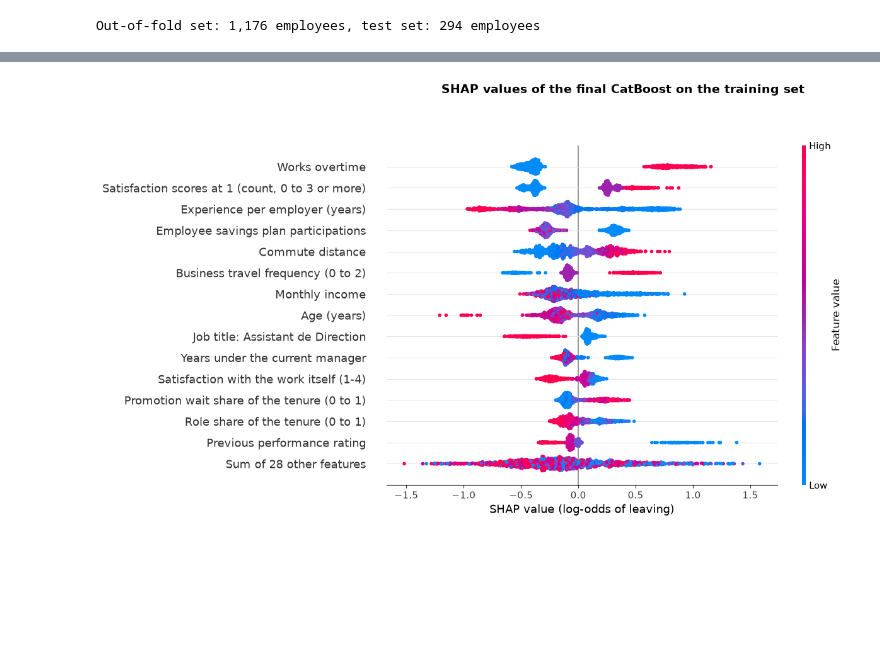
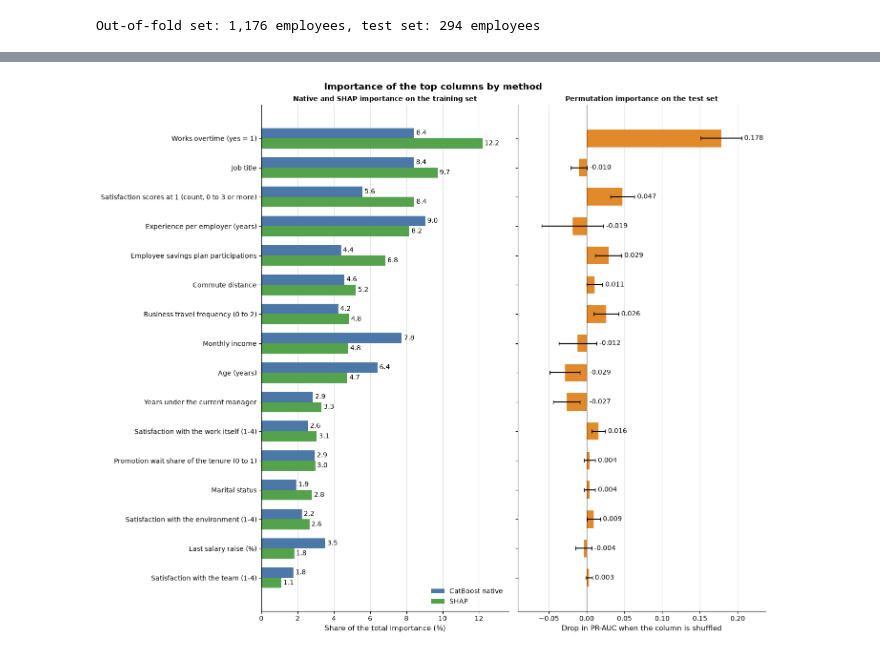
Before and after one commit to dapitch666/oc-p04-hr-attrition-classification, a Jupyter notebook: notebooks/02_modeling.ipynb, the cells around one changed output, grey strips where cells are left out. Drawn from its saved outputs; the diff is of its cells as text; code cells hidden in the pictures; blank space fills up the shorter version.

Commit message:
Revise the modeling notebook after review.

```diff
--- a/notebooks/02_modeling.ipynb
+++ b/notebooks/02_modeling.ipynb
@@ -511,7 +511,7 @@ The hierarchical level reaches 0.95 with the monthly income, while income and to
 
 We remove the hierarchical level, since income is finer and a lever HR can act on, and keep the income and the experience.
 # %%
-DROPS["niveau_hierarchique_poste"] = "Same seniority as income (0.95)"
+DROPS["niveau_hierarchique_poste"] = "Highly correlated with monthly income (0.95)"
 # %% [markdown]
 ### Time in the company
 
@@ -578,5 +578,5 @@ We remove the department, since it follows from the job title.
 # %%
-DROPS["departement"] = "Follows from the job title"
+DROPS["departement"] = "Largely redundant with the job title"
 # %% [markdown]
 ## 4. Inputs X and y
 
@@ -901,11 +901,11 @@ for ax, (name, set_name) in zip(axes, panels):
         )
     ax.axvline(0.5, color="black", linestyle="--", linewidth=1, label="Threshold 0.5")
     ax.set_title(f"{name}, {set_name.lower()}", fontsize=10)
-    ax.set_xlabel("Predicted probability of leaving")
+    ax.set_xlabel("Predicted risk score")
     ax.set_ylabel("Density of employees")
 fig.legend(*axes[0].get_legend_handles_labels(), loc="outside right center")
 fig.suptitle(
-    "Predicted probabilities by actual status",
+    "Predicted risk scores by actual status",
     fontsize=14,
     fontweight="bold",
 )
@@ -1856,14 +1861,84 @@ We draw the beeswarm plot of the SHAP values.
 # %%
-shap.plots.beeswarm(shap_values, max_display=15, show=False, plot_size=(10, 7))
-fig = plt.gcf()
-fig.axes[0].set_xlabel("SHAP value (log-odds of leaving)")
+importance_shares = pd.DataFrame(
+    {"CatBoost native": native_importance, "SHAP": shap_importance}
+)
+importance_shares = importance_shares / importance_shares.sum() * 100
+top_columns = set().union(
+    importance_shares["CatBoost native"].nlargest(10).index,
+    importance_shares["SHAP"].nlargest(10).index,
+    permutation_importances.nlargest(10).index,
+)
+importance_shares = importance_shares.loc[
+    importance_shares.index.isin(top_columns)
+].sort_values("SHAP", ascending=False)
+permutation_std = pd.Series(permutation.importances_std, index=X_test.columns)
+
+method_colors = {
+    "CatBoost native": "#4c78a8",
+    "Permutation": "#e08a2c",
+    "SHAP": "#54a24b",
+}
+bar_height = 0.35
+positions = np.arange(len(importance_shares))
+fig, (ax_shares, ax_permutation) = plt.subplots(
+    1,
+    2,
+    sharey=True,
+    figsize=(14, 0.6 * len(importance_shares) + 2),
+    layout="constrained",
+    gridspec_kw={"width_ratios": [1, 1]},
+)
+for offset, method in zip((-0.5, 0.5), importance_shares.columns):
+    bars = ax_shares.barh(
+        positions + offset * bar_height,
+        importance_shares[method],
+        height=bar_height,
+        color=method_colors[method],
+        label=method,
+    )
+    ax_shares.bar_label(bars, fmt="%.1f", padding=3)
+ax_shares.set_title("Native and SHAP importance on the training set", fontsize=10)
+ax_shares.set_xlabel("Share of the total importance (%)")
+ax_shares.legend(loc="lower right")
+
+values = permutation_importances[importance_shares.index]
+errors = permutation_std[importance_shares.index]
+ax_permutation.barh(
+    positions,
+    values,
+    height=0.6,
+    xerr=errors,
+    color=method_colors["Permutation"],
+    capsize=3,
+)
+ax_permutation.axvline(0, color="black", linewidth=0.8)
+# The value goes after the end of the error bar, which is wider than the bar
+for position, value, error in zip(positions, values, errors):
+    ax_permutation.annotate(
+        f"{value:.3f}",
+        (max(value + error, 0), position),
+        xytext=(4, 0),
+        textcoords="offset points",
+        va="center",
+    )
+ax_permutation.set_title("Permutation importance on the test set", fontsize=10)
+ax_permutation.set_xlabel("Drop in PR-AUC when the column is shuffled")
+
+ax_shares.set_yticks(
+    positions,
+    labels=[COLUMN_LABELS.get(col, col) for col in importance_shares.index],
+)
+ax_shares.invert_yaxis()
+for ax in (ax_shares, ax_permutation):
+    ax.margins(x=0.12)
+    ax.grid(axis="x")
+    ax.grid(axis="y", visible=False)
 fig.suptitle(
-    "SHAP values of the final CatBoost on the training set",
+    "Importance of the top columns by method",
     fontsize=14,
     fontweight="bold",
-    y=1.02,
 )
 plt.show()
 # %% [output]
-[figure, old version]
+[figure, new version]
 # %% [markdown]
```
Also changed, not shown: parts of 54 cells of this notebook.
